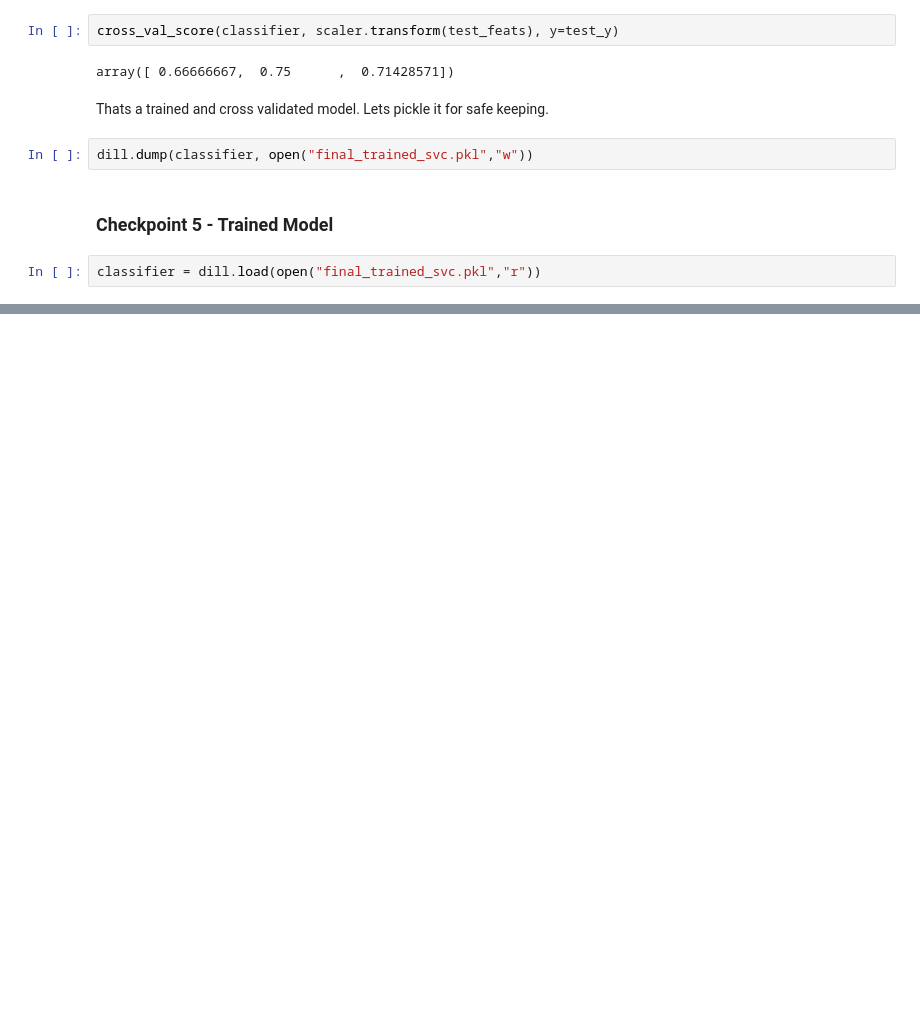
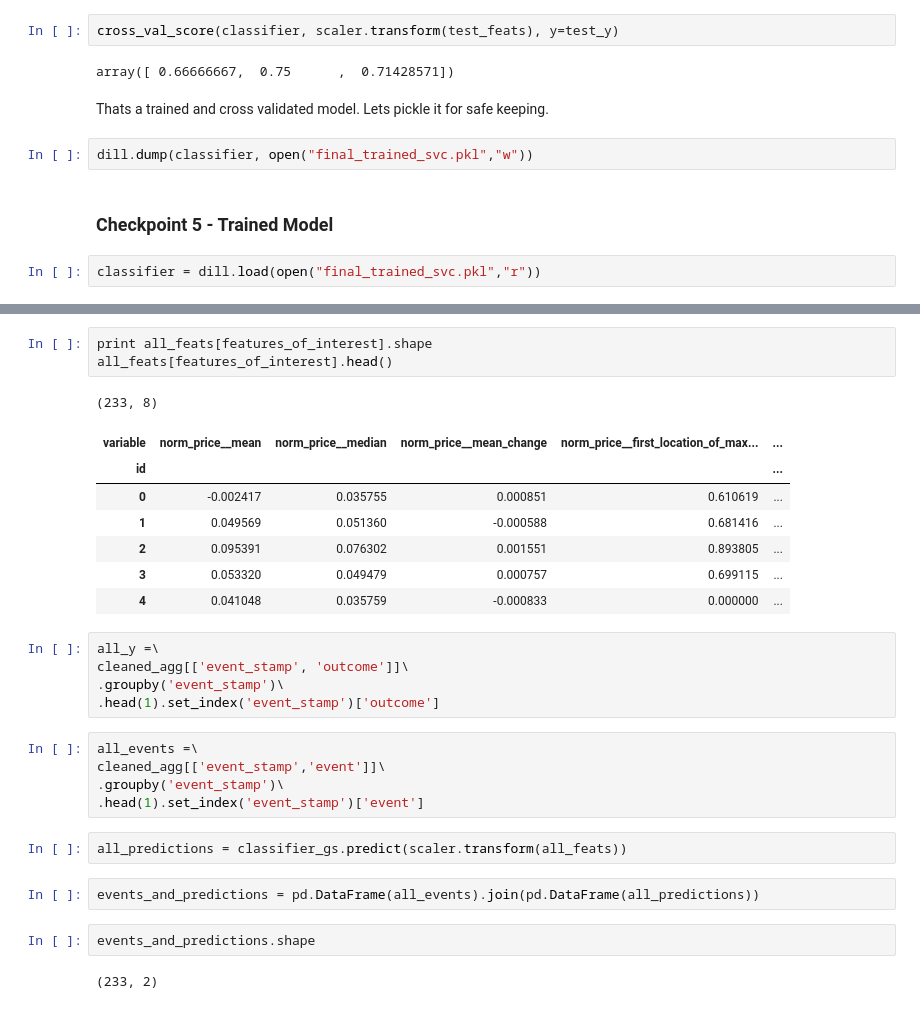
Before and after one commit to BenDavidAaron/FDA-Decision-Stock-Predictor, a Jupyter notebook: Final Report.ipynb, the cells around one changed output, grey strips where cells are left out. Cells and saved outputs as stored; diff of their text form; blank space fills up the shorter version.

```diff
--- a/Final Report.ipynb
+++ b/Final Report.ipynb
@@ -474,0 +503,30 @@ Now that we have a working predictor, lets play with some visualizations to show
+# %%
+print all_feats[features_of_interest].shape
+all_feats[features_of_interest].head()
+# %% [output]
+(233, 8)
+| variable | norm_price__mean | norm_price__median | norm_price__mean_change | norm_price__first_location_of_max... | ... |
+| id |  |  |  |  | ... |
+| 0 | -0.002417 | 0.035755 | 0.000851 | 0.610619 | ... |
+| 1 | 0.049569 | 0.051360 | -0.000588 | 0.681416 | ... |
+| 2 | 0.095391 | 0.076302 | 0.001551 | 0.893805 | ... |
+| 3 | 0.053320 | 0.049479 | 0.000757 | 0.699115 | ... |
+| 4 | 0.041048 | 0.035759 | -0.000833 | 0.000000 | ... |
+# %%
+all_y =\
+cleaned_agg[['event_stamp', 'outcome']]\
+.groupby('event_stamp')\
+.head(1).set_index('event_stamp')['outcome']
+# %%
+all_events =\
+cleaned_agg[['event_stamp','event']]\
+.groupby('event_stamp')\
+.head(1).set_index('event_stamp')['event']
+# %%
+all_predictions = classifier_gs.predict(scaler.transform(all_feats))
+# %%
+events_and_predictions = pd.DataFrame(all_events).join(pd.DataFrame(all_predictions))
+# %%
+events_and_predictions.shape
+# %% [output]
+(233, 2)
```
Also changed, not shown: parts of 19 cells of this notebook.
